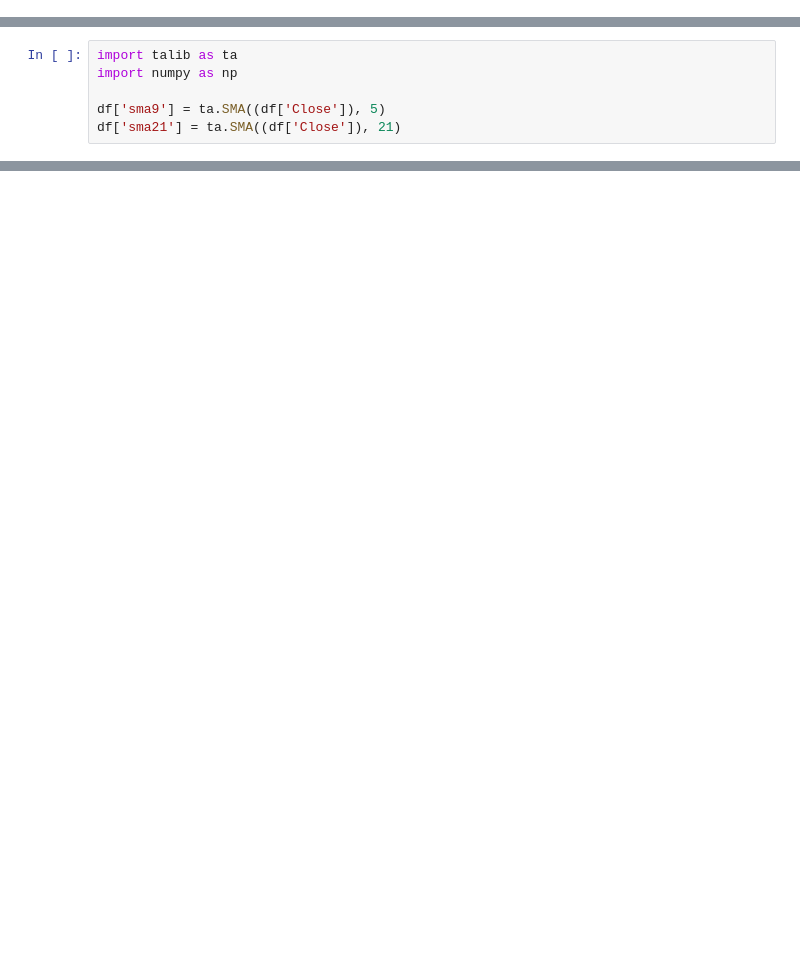
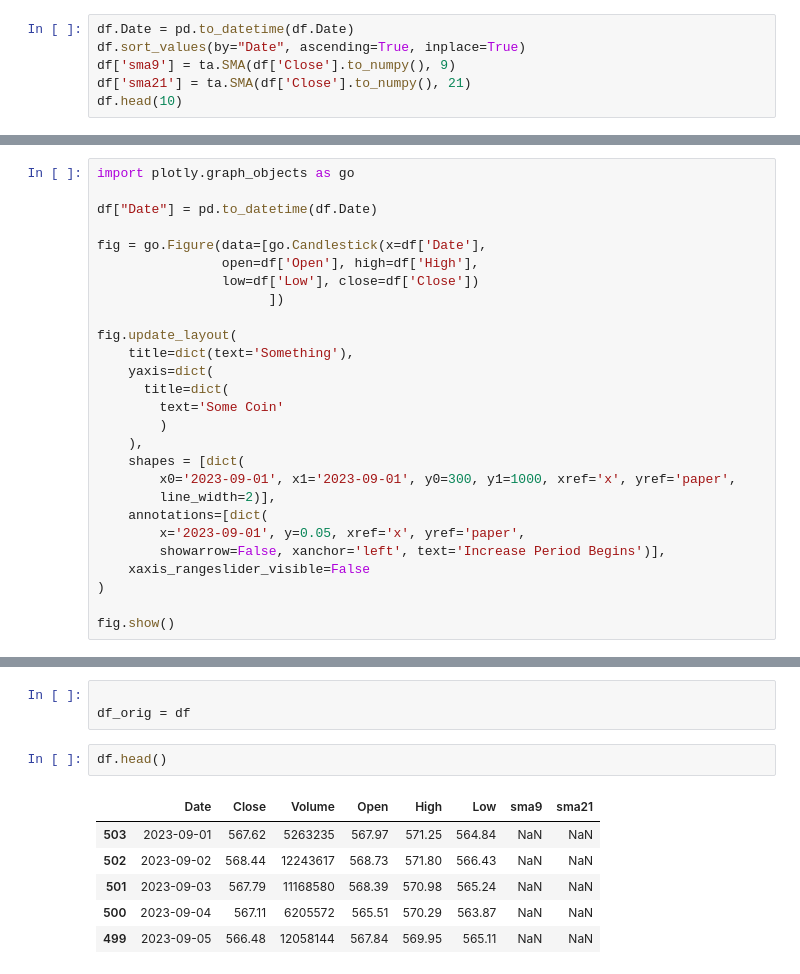
Before and after one commit to couzhei/formula-binance-atm, a Jupyter notebook: notebook.ipynb, the cells around one changed output, grey strips where cells are left out. Saved outputs shown, nothing was run; the diff lists cells and outputs as text; blank space fills up the shorter version.

```diff
--- a/notebook.ipynb
+++ b/notebook.ipynb
@@ -148,0 +92,6 @@ memory usage: 11.9+ KB
+# %%
+df.Date = pd.to_datetime(df.Date)
+df.sort_values(by="Date", ascending=True, inplace=True)
+df['sma9'] = ta.SMA(df['Close'].to_numpy(), 9)
+df['sma21'] = ta.SMA(df['Close'].to_numpy(), 21)
+df.head(10)
@@ -149 +110,28 @@ memory usage: 11.9+ KB
+# %%
+import plotly.graph_objects as go
+
+df["Date"] = pd.to_datetime(df.Date)
+
+fig = go.Figure(data=[go.Candlestick(x=df['Date'],
+                open=df['Open'], high=df['High'],
+                low=df['Low'], close=df['Close'])
+                      ])
+
+fig.update_layout(
+    title=dict(text='Something'),
+    yaxis=dict(
+      title=dict(
+        text='Some Coin'
+        )
+    ),
+    shapes = [dict(
+        x0='2023-09-01', x1='2023-09-01', y0=300, y1=1000, xref='x', yref='paper',
+        line_width=2)],
+    annotations=[dict(
+        x='2023-09-01', y=0.05, xref='x', yref='paper',
+        showarrow=False, xanchor='left', text='Increase Period Begins')],
+    xaxis_rangeslider_visible=False
+)
+
+fig.show()
 # %%
@@ -185,6 +150,0 @@ ERROR: ERROR: Failed to build installable wheels for some pyproject.toml based p
-# %%
-import talib as ta
-import numpy as np
-
-df['sma9'] = ta.SMA((df['Close']), 5)
-df['sma21'] = ta.SMA((df['Close']), 21)
@@ -192,0 +220,12 @@ ModuleNotFoundError: No module named 'talib'
+# %%
+
+df_orig = df
+# %%
+df.head()
+# %% [output]
+|  | Date | Close | Volume | Open | High | Low | sma9 | sma21 |
+| 503 | 2023-09-01 | 567.62 | 5263235 | 567.97 | 571.25 | 564.84 | NaN | NaN |
+| 502 | 2023-09-02 | 568.44 | 12243617 | 568.73 | 571.80 | 566.43 | NaN | NaN |
+| 501 | 2023-09-03 | 567.79 | 11168580 | 568.39 | 570.98 | 565.24 | NaN | NaN |
+| 500 | 2023-09-04 | 567.11 | 6205572 | 565.51 | 570.29 | 563.87 | NaN | NaN |
+| 499 | 2023-09-05 | 566.48 | 12058144 | 567.84 | 569.95 | 565.11 | NaN | NaN |
```
Also changed, not shown: parts of 21 cells of this notebook, 4 other files.
